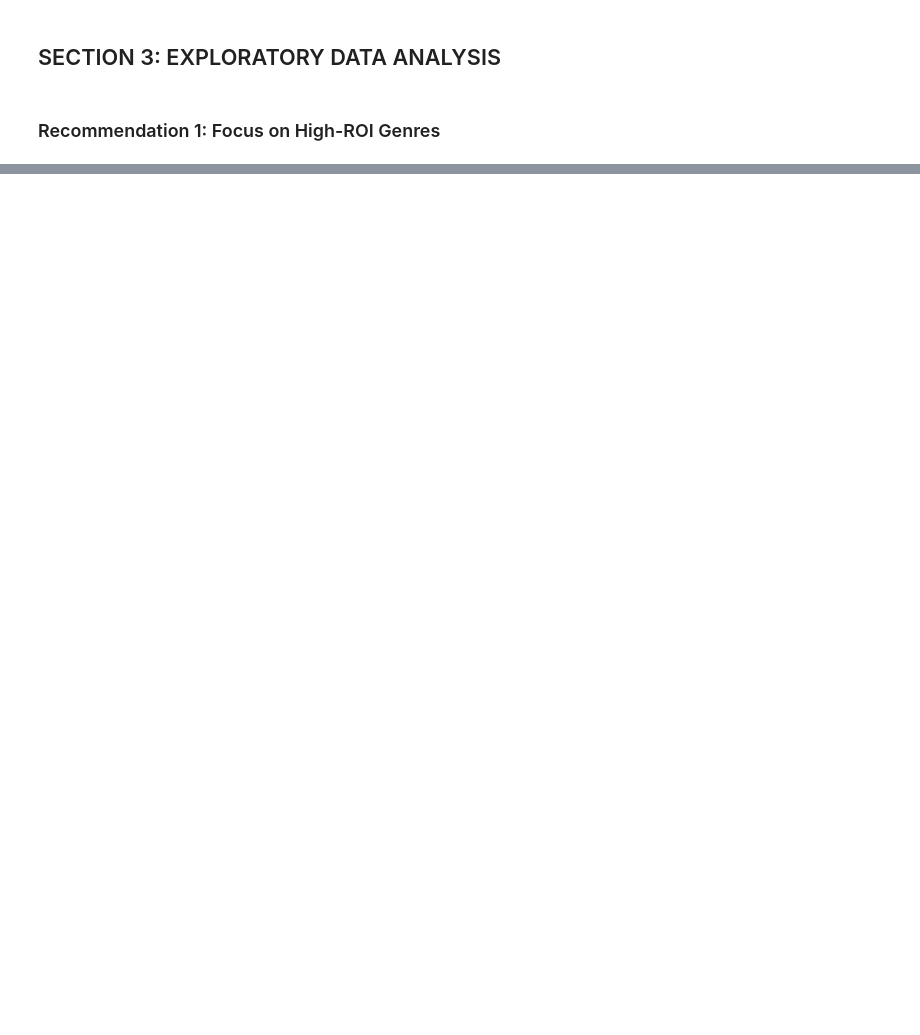
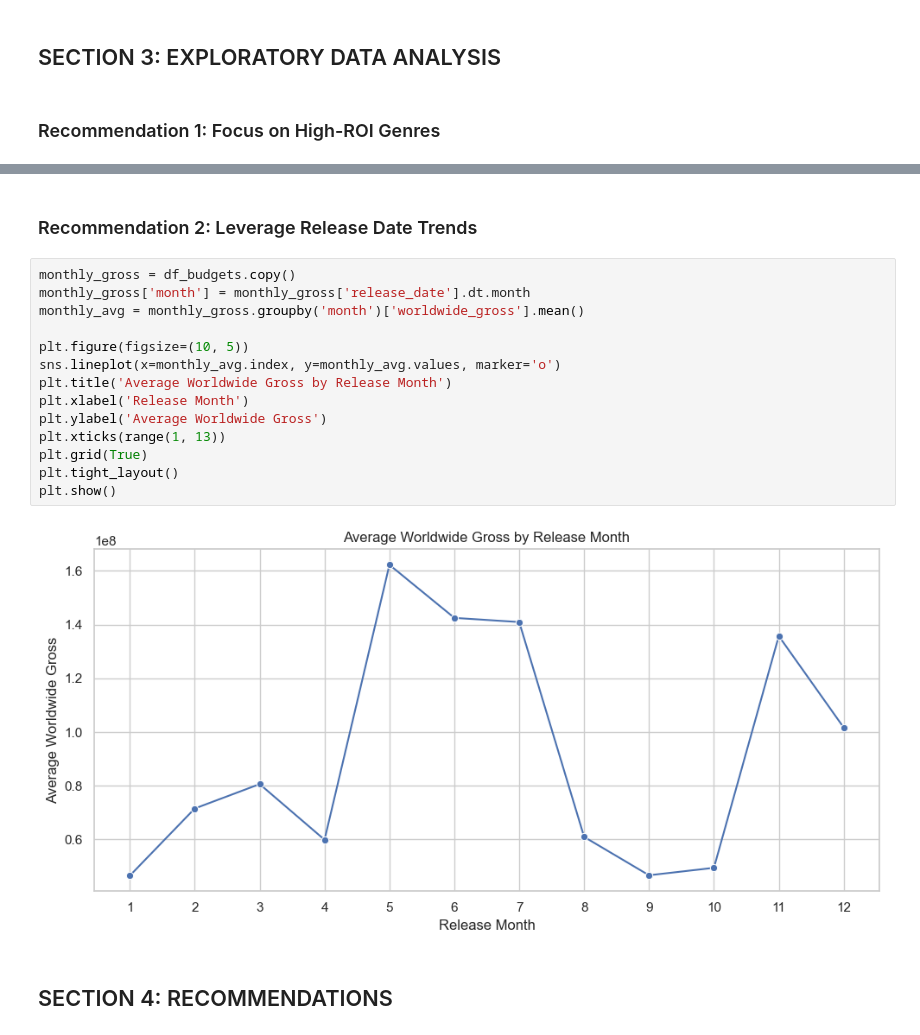
Before and after one commit to KweyuV/dsc-phase-2-project-group4, a Jupyter notebook: workbook_1.ipynb, the cells around one changed output, grey strips where cells are left out. Drawn from its saved outputs; the diff is of its cells as text; blank space fills up the shorter version.

Commit message:
Add Recommendation, Summary and Next steps sections

```diff
--- a/workbook_1.ipynb
+++ b/workbook_1.ipynb
@@ -213,3 +213,23 @@ Try using .loc[row_indexer,col_indexer] = value instead
 See the caveats in the documentation: https://pandas.pydata.org/pandas-docs/stable/user_guide/indexing.html#returning-a-view-versus-a-copy
   df_rt_info_clean['id'] = df_rt_info_clean['id'].astype(str)
 [figure]
+# %% [markdown]
+### Recommendation 2: Leverage Release Date Trends
+# %%
+monthly_gross = df_budgets.copy()
+monthly_gross['month'] = monthly_gross['release_date'].dt.month
+monthly_avg = monthly_gross.groupby('month')['worldwide_gross'].mean()
+
+plt.figure(figsize=(10, 5))
+sns.lineplot(x=monthly_avg.index, y=monthly_avg.values, marker='o')
+plt.title('Average Worldwide Gross by Release Month')
+plt.xlabel('Release Month')
+plt.ylabel('Average Worldwide Gross')
+plt.xticks(range(1, 13))
+plt.grid(True)
+plt.tight_layout()
+plt.show()
+# %% [output]
+[figure, added]
+# %% [markdown]
+## SECTION 4: RECOMMENDATIONS
```
Also changed, not shown: parts of 6 cells of this notebook.
